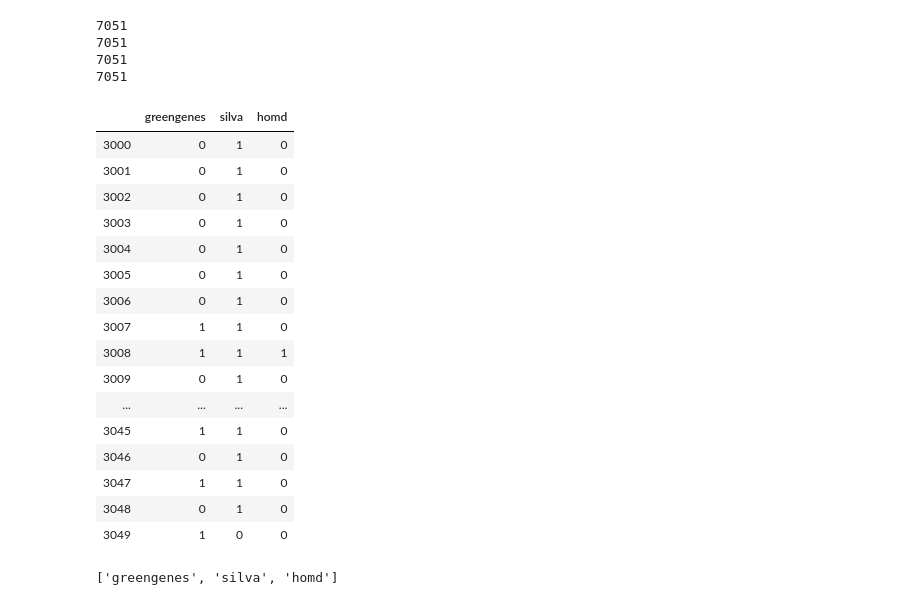
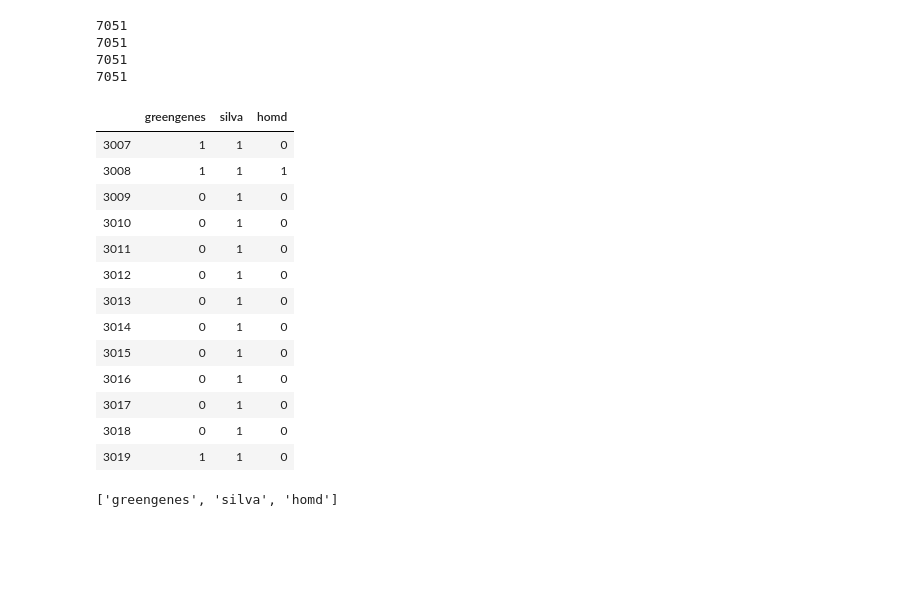
Before and after one commit to KathMaki/final-project, a Jupyter notebook: final-project.ipynb, the cells around one changed output. Drawn from its saved outputs; the diff is of its cells as text; code cells hidden in the pictures; blank space fills up the shorter version.

```diff
--- a/final-project.ipynb
+++ b/final-project.ipynb
@@ -726,25 +725,22 @@ dict_of_lists= {
 # %%
 compare_df = pd.DataFrame(dict_of_lists)
 # %%
-compare_df.iloc[3000:3050,:]
+compare_df.iloc[3007:3020,:]
 # %% [output]
 |  | greengenes | silva | homd |
-| 3000 | 0 | 1 | 0 |
-| 3001 | 0 | 1 | 0 |
-| 3002 | 0 | 1 | 0 |
-| 3003 | 0 | 1 | 0 |
-| 3004 | 0 | 1 | 0 |
-| 3005 | 0 | 1 | 0 |
-| 3006 | 0 | 1 | 0 |
 | 3007 | 1 | 1 | 0 |
 | 3008 | 1 | 1 | 1 |
 | 3009 | 0 | 1 | 0 |
-| ... | ... | ... | ... |
-| 3045 | 1 | 1 | 0 |
-| 3046 | 0 | 1 | 0 |
-| 3047 | 1 | 1 | 0 |
-| 3048 | 0 | 1 | 0 |
-| 3049 | 1 | 0 | 0 |
+| 3010 | 0 | 1 | 0 |
+| 3011 | 0 | 1 | 0 |
+| 3012 | 0 | 1 | 0 |
+| 3013 | 0 | 1 | 0 |
+| 3014 | 0 | 1 | 0 |
+| 3015 | 0 | 1 | 0 |
+| 3016 | 0 | 1 | 0 |
+| 3017 | 0 | 1 | 0 |
+| 3018 | 0 | 1 | 0 |
+| 3019 | 1 | 1 | 0 |
 # %%
 list(compare_df.columns)
 # %% [output]
```
Also changed, not shown: parts of 4 cells of this notebook, 1 other file.
